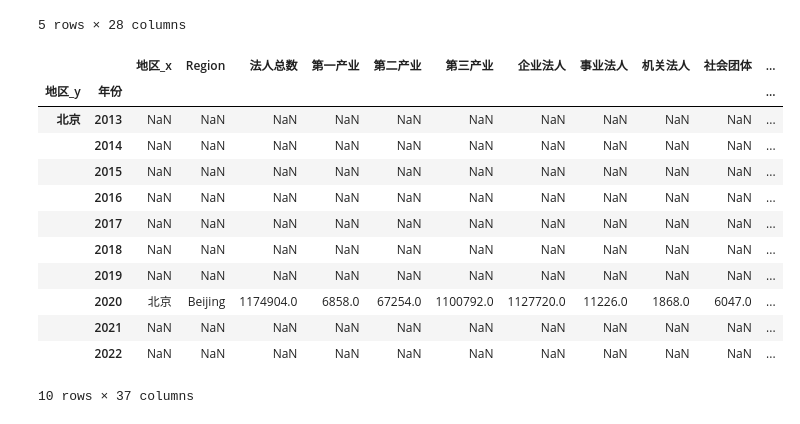
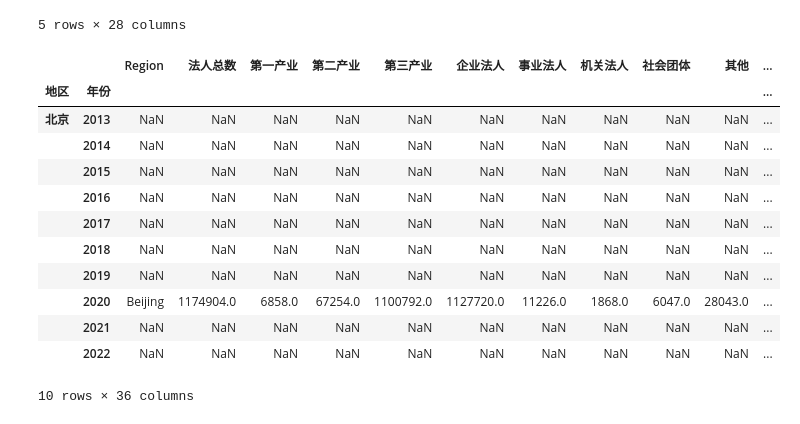
Before and after one commit to hanyu2010wendy/Big-Data, a Jupyter notebook: Chinese-statistics-data/Chinese-data.ipynb, the cells around one changed output. Cells and saved outputs as stored; diff of their text form; code cells hidden in the pictures.

```diff
--- a/Chinese-statistics-data/Chinese-data.ipynb
+++ b/Chinese-statistics-data/Chinese-data.ipynb
@@ -150,16 +150,16 @@ data2.head()
 | 4 | 1 | 北京 | 2017 | 28014.94 | 22567.76 | 2194 | 1907 | 1547.1100 | ... |
 5 rows × 28 columns
 # %%
-df = data1.merge(data2, how="outer", on=["行政区划代码","年份"]).sort_values(["行政区划代码","年份"])
+df = data1.drop(columns=['地区']).merge(data2, how="outer", on=["行政区划代码","年份"]).sort_values(["行政区划代码","年份"])
 df.to_csv(
     Path.home() / "OneDrive" / "2024" / "Big Data Analysis" /"Chinese data"/ "df.csv",
     index=True,
 )
 # %%
-df.set_index(['地区_y','年份']).head(10)
+df.set_index(['地区','年份']).head(10)
 # %% [output]
-|  |  | 地区_x | Region | 法人总数 | 第一产业 | 第二产业 | 第三产业 | 企业法人 | 事业法人 | 机关法人 | 社会团体 | ... |
-| 地区_y | 年份 |  |  |  |  |  |  |  |  |  |  | ... |
+|  |  | Region | 法人总数 | 第一产业 | 第二产业 | 第三产业 | 企业法人 | 事业法人 | 机关法人 | 社会团体 | 其他 | ... |
+| 地区 | 年份 |  |  |  |  |  |  |  |  |  |  | ... |
 | 北京 | 2013 | NaN | NaN | NaN | NaN | NaN | NaN | NaN | NaN | NaN | NaN | ... |
 |  | 2014 | NaN | NaN | NaN | NaN | NaN | NaN | NaN | NaN | NaN | NaN | ... |
 |  | 2015 | NaN | NaN | NaN | NaN | NaN | NaN | NaN | NaN | NaN | NaN | ... |
@@ -167,7 +167,7 @@ df.set_index(['地区_y','年份']).head(10)
 |  | 2017 | NaN | NaN | NaN | NaN | NaN | NaN | NaN | NaN | NaN | NaN | ... |
 |  | 2018 | NaN | NaN | NaN | NaN | NaN | NaN | NaN | NaN | NaN | NaN | ... |
 |  | 2019 | NaN | NaN | NaN | NaN | NaN | NaN | NaN | NaN | NaN | NaN | ... |
-|  | 2020 | 北京 | Beijing | 1174904.0 | 6858.0 | 67254.0 | 1100792.0 | 1127720.0 | 11226.0 | 1868.0 | 6047.0 | ... |
+|  | 2020 | Beijing | 1174904.0 | 6858.0 | 67254.0 | 1100792.0 | 1127720.0 | 11226.0 | 1868.0 | 6047.0 | 28043.0 | ... |
 |  | 2021 | NaN | NaN | NaN | NaN | NaN | NaN | NaN | NaN | NaN | NaN | ... |
 |  | 2022 | NaN | NaN | NaN | NaN | NaN | NaN | NaN | NaN | NaN | NaN | ... |
-10 rows × 37 columns
+10 rows × 36 columns
```
